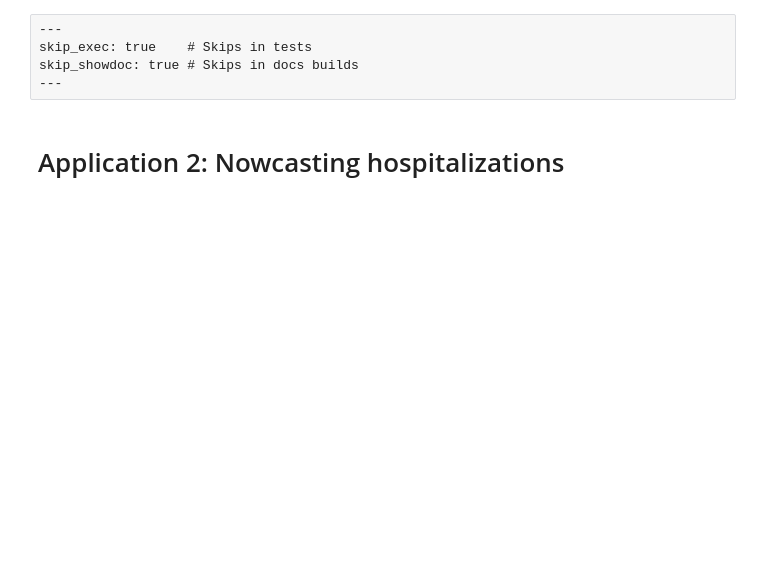
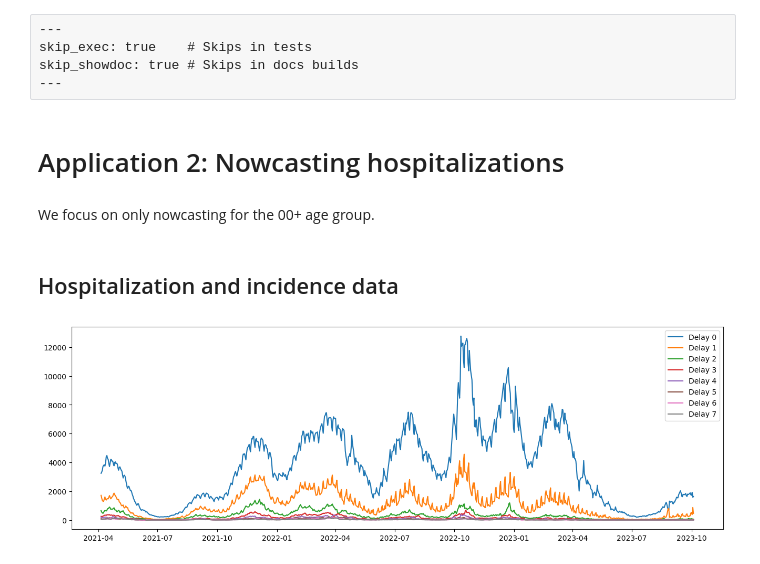
Before and after one commit to stefanheyder/dissertation, a Jupyter notebook: nbs/4 Models/4.3 Nowcasting hospitalizations/21_nowcasting.ipynb, the cells around one changed output. Drawn from its saved outputs; the diff is of its cells as text; code cells hidden in the pictures; blank space fills up the shorter version.

```diff
--- a/nbs/4 Models/4.3 Nowcasting hospitalizations/21_nowcasting.ipynb
+++ b/nbs/4 Models/4.3 Nowcasting hospitalizations/21_nowcasting.ipynb
@@ -37,0 +48,16 @@ import pandas as pd
+# %% [markdown]
+We focus on only nowcasting for the 00+ age group.
+# %% [markdown]
+## Hospitalization and incidence data
+# %%
+hosp_data = hospitalization_data[hospitalization_data.a == "00+"]
+h = hosp_data.pivot(index="s", columns="k", values="h").to_numpy()
+I = hosp_data.pivot(index="s", columns="k", values="I").to_numpy()[:, 0]
+dates = pd.to_datetime(hospitalization_data["s"].unique(), format="%Y-%m-%d").date
+# %%
+plt.figure(figsize=(16, 5))
+plt.plot(pd.to_datetime(dates, format="%Y-%m-%d"), h)
+plt.legend([f"Delay {i}" for i in range(h.shape[1])])
+plt.show()
+# %% [output]
+[figure, added]
```
Also changed, not shown: parts of 32 cells of this notebook, 56 other files.
